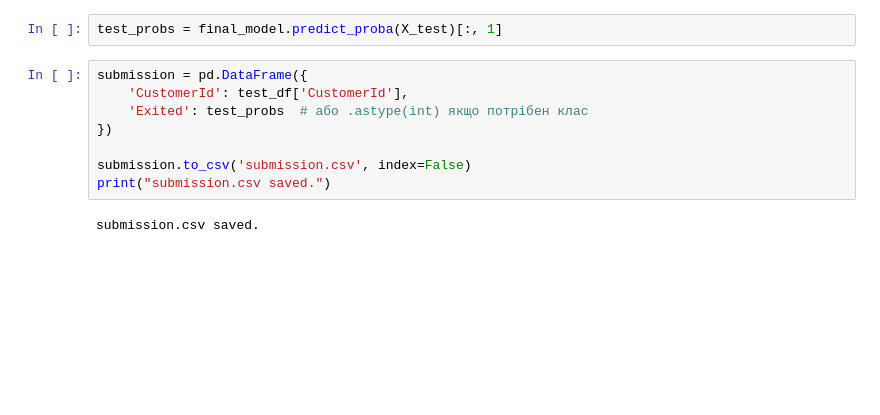
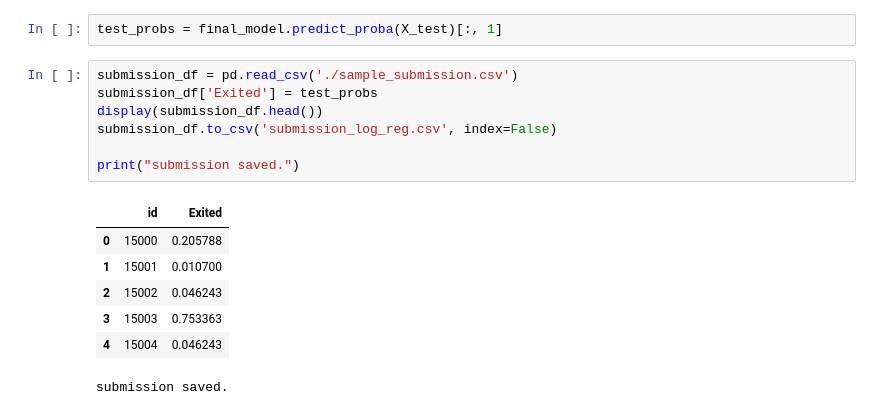
Before and after one commit to LiubovRev/Fake-News-Detector, a Jupyter notebook: decision_trees/HW_2_3_Дерева_прийняття_рішень.ipynb, the cells around one changed output. Drawn from its saved outputs; the diff is of its cells as text; blank space fills up the shorter version.

```diff
--- a/decision_trees/HW_2_3_Дерева_прийняття_рішень.ipynb
+++ b/decision_trees/HW_2_3_Дерева_прийняття_рішень.ipynb
@@ -330,12 +330,17 @@ KeyError: "['Geography_France', 'Geography_Germany', 'Geography_Spain', 'Gender_
 # %%
 test_probs = final_model.predict_proba(X_test)[:, 1]
 # %%
-submission = pd.DataFrame({
-    'CustomerId': test_df['CustomerId'],
-    'Exited': test_probs  # або .astype(int) якщо потрібен клас
-})
+submission_df = pd.read_csv('./sample_submission.csv')
+submission_df['Exited'] = test_probs
+display(submission_df.head())
+submission_df.to_csv('submission_log_reg.csv', index=False)
 
-submission.to_csv('submission.csv', index=False)
-print("submission.csv saved.")
+print("submission saved.")
 # %% [output]
+|  | id | Exited |
+| 0 | 15000 | 0.205788 |
+| 1 | 15001 | 0.010700 |
+| 2 | 15002 | 0.046243 |
+| 3 | 15003 | 0.753363 |
+| 4 | 15004 | 0.046243 |
-submission.csv saved.
+submission saved.
```
Also changed, not shown: 2 other files.
